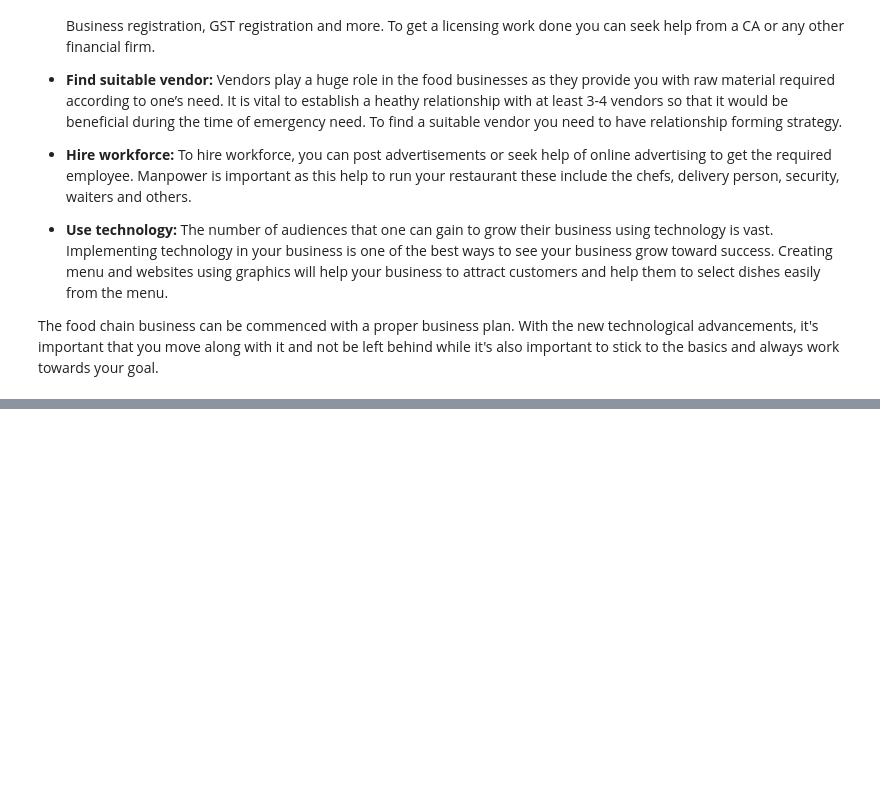
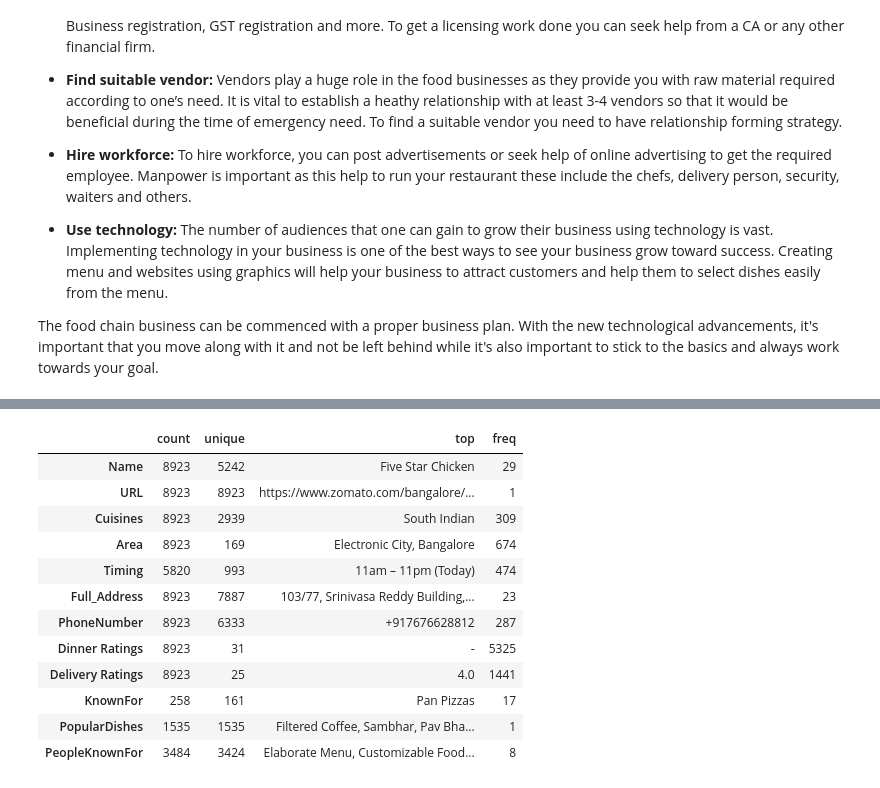
Before and after one commit to DhirajBembade/Capstone-Bangalore-Restaurants, a Jupyter notebook: Project Bangalore Restaurants.ipynb, the cells around one changed output, grey strips where cells are left out. Drawn from its saved outputs; the diff is of its cells as text; code cells hidden in the pictures; blank space fills up the shorter version.

```diff
--- a/Project Bangalore Restaurants.ipynb
+++ b/Project Bangalore Restaurants.ipynb
@@ -67,0 +199,16 @@ The food chain business can be commenced with a proper business plan. With the n
+# %%
+df.describe(include = ['O']).T
+# %% [output]
+|  | count | unique | top | freq |
+| Name | 8923 | 5242 | Five Star Chicken | 29 |
+| URL | 8923 | 8923 | https://www.zomato.com/bangalore/... | 1 |
+| Cuisines | 8923 | 2939 | South Indian | 309 |
+| Area | 8923 | 169 | Electronic City, Bangalore | 674 |
+| Timing | 5820 | 993 | 11am – 11pm (Today) | 474 |
+| Full_Address | 8923 | 7887 | 103/77, Srinivasa Reddy Building,... | 23 |
+| PhoneNumber | 8923 | 6333 | +917676628812 | 287 |
+| Dinner Ratings | 8923 | 31 | - | 5325 |
+| Delivery Ratings | 8923 | 25 | 4.0 | 1441 |
+| KnownFor | 258 | 161 | Pan Pizzas | 17 |
+| PopularDishes | 1535 | 1535 | Filtered Coffee, Sambhar, Pav Bha... | 1 |
+| PeopleKnownFor | 3484 | 3424 | Elaborate Menu, Customizable Food... | 8 |
```
Also changed, not shown: parts of 22 cells of this notebook.
